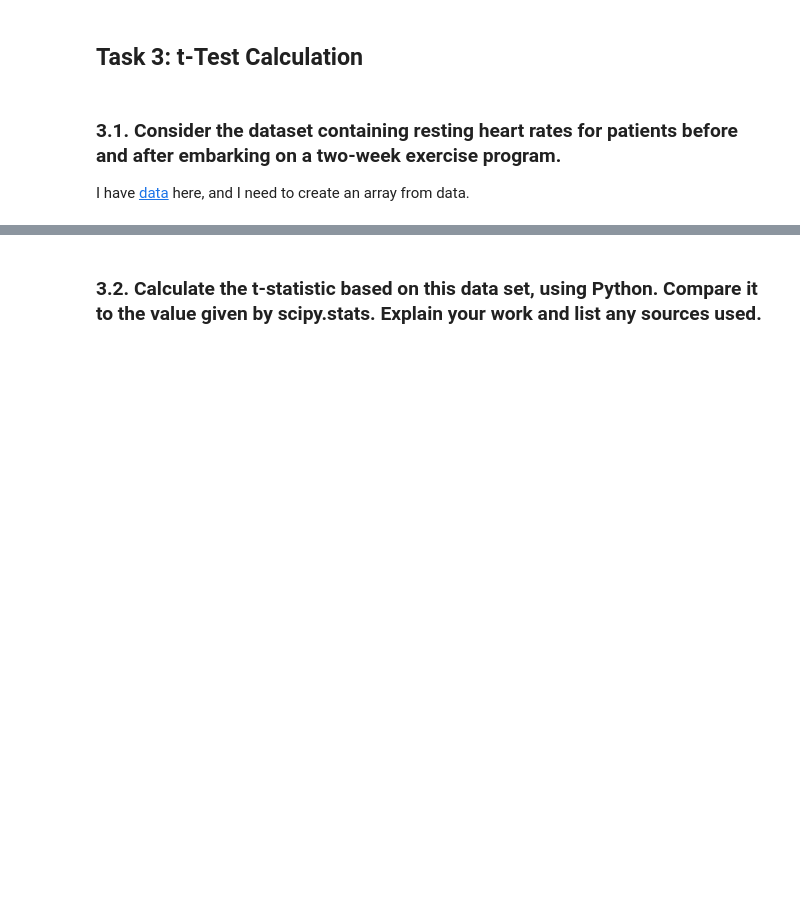
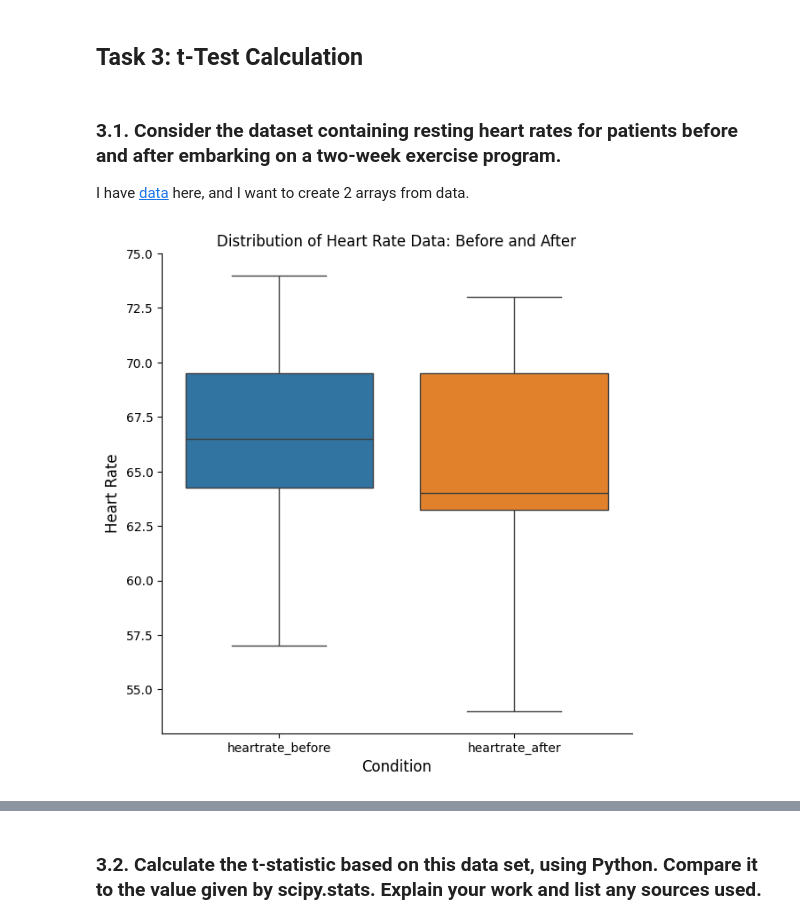
Before and after one commit to Kate-217/applied_statistics_assesment, a Jupyter notebook: tasks.ipynb, the cells around one changed output, grey strips where cells are left out. Cells and saved outputs as stored; diff of their text form; code cells hidden in the pictures; blank space fills up the shorter version.

Commit message:
boxplot and data description

```diff
--- a/tasks.ipynb
+++ b/tasks.ipynb
@@ -276,4 +277,4 @@ plt.show()
 
 ### 3.1. Consider the dataset containing resting heart rates for patients before and after embarking on a two-week exercise program.
 
-I have [data](https://github.com/ianmcloughlin/2425_applied_statistics?tab=readme-ov-file) here, and I need to create an array from data.
+I have [data](https://github.com/ianmcloughlin/2425_applied_statistics?tab=readme-ov-file) here, and I want to create 2 arrays from data.
@@ -295,0 +281,22 @@ data_harts_np = np.array(data_harts)
+# %%
+# Creating two arrays with data representing hartrates of patients
+# before and after two-week exercise program.
+
+heartrate_before = np.array([63,68,70,64,74,67,70,57,66,65])
+heartrate_after = np.array([64,64,68,64,73,70,72,54,61,63])
+# %%
+# Creating Pandas DataFrame
+
+hartrate_df = pd.DataFrame({
+    'heartrate_before': heartrate_before,
+    'heartrate_after': heartrate_after
+})
+# %%
+# Creating a box-and-whisker plot to visualize data distribution
+sns.catplot(hartrate_df, kind='box', height=6)
+plt.title("Distribution of Heart Rate Data: Before and After")
+plt.xlabel("Condition", fontsize=12)
+plt.ylabel("Heart Rate", fontsize=12)
+plt.show()
+# %% [output]
+[figure, added]
```
Also changed, not shown: parts of 8 cells of this notebook.
